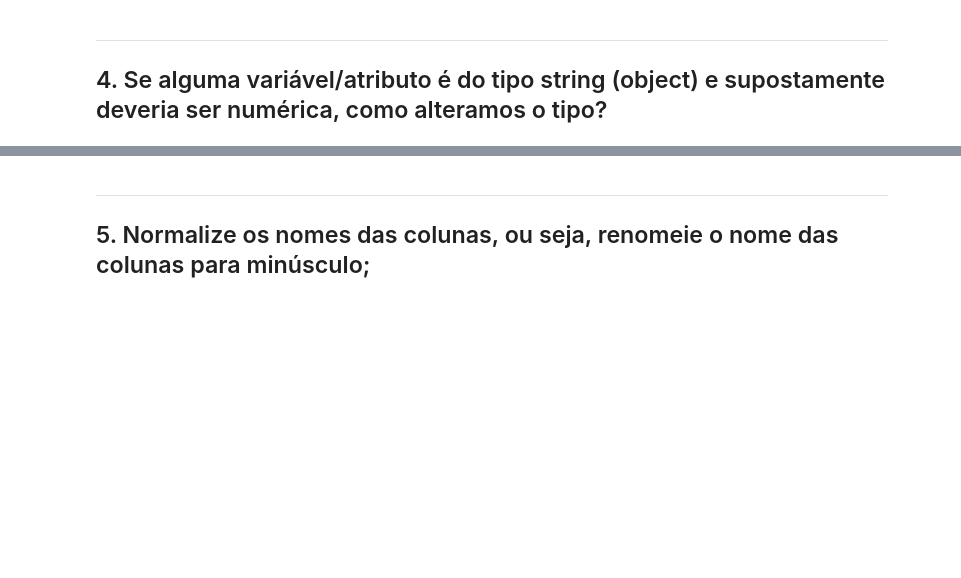
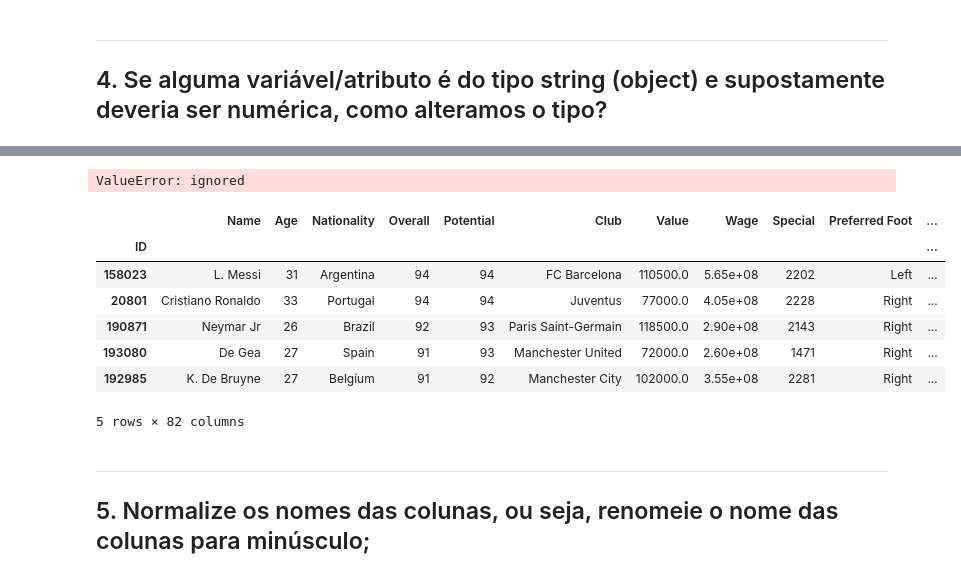
Before and after one commit to Sedinei/DSWP, a Jupyter notebook: NB_trabalhado/FIFA_NB10.ipynb, the cells around one changed output, grey strips where cells are left out. Drawn from its saved outputs; the diff is of its cells as text; code cells hidden in the pictures; blank space fills up the shorter version.

```diff
--- a/NB_trabalhado/FIFA_NB10.ipynb
+++ b/NB_trabalhado/FIFA_NB10.ipynb
@@ -62,0 +309,10 @@ ___
+# %%
+# Função para ajustar valores de 'Height'
+def muda_height(h):
+    if pd.isna(h): return h
+    info = re.search(r"(\d+)'(\d+)", h)
+    return (float(info.group(1)) * 30.5) + (float(info.group(2)) * 2.5)
+# %%
+# Ajusta valores de 'Height'
+df_fifa['Height'] = df_fifa['Height'].map(muda_height)
+df_fifa['Height']
@@ -62,0 +371,8 @@ ___
+# %%
+# Função para ajustar os valores de 'Weight'
+def muda_weight(w):
+    if pd.isna(w): return w
+    return float(re.search(r'(\d+)lbs', w).group(1)) / 2.205
+# %%
+df_fifa['Weight'] = df_fifa['Weight'].map(muda_weight)
+df_fifa['Weight'].head(20)
@@ -63,3 +420,25 @@ ___
+# %%
+# Alterando os tipos das variáveis
+tipos = {'Value': 'float64', 'Wage': 'float64', 'Contract Valid Until': 'int64', 'Height': 'float64', 'Weight': 'float64', 'LS': 'int64',
+         'ST': 'int64', 'RS': 'int64', 'LW': 'int64', 'LF': 'int64', 'CF': 'int64', 'RF': 'int64', 'RW': 'int64', 'LAM': 'int64', 'CAM': 'int64',
+         'RAM': 'int64', 'LM': 'int64', 'LCM': 'int64', 'CM': 'int64', 'RCM': 'int64', 'RM': 'int64', 'LWB': 'int64', 'LDM': 'int64',
+         'CDM': 'int64', 'RDM': 'int64', 'RWB': 'int64', 'LB': 'int64', 'LCB': 'int64', 'CB': 'int64', 'RCB': 'int64', 'RB': 'int64',
+         'Release Clause': 'float64'}
+df_fifa.astype(tipos)
+df_fifa.info()
+# %% [output]
+ValueError: ignored
+# %%
+df_fifa.head()
+# %% [output]
+|  | Name | Age | Nationality | Overall | Potential | Club | Value | Wage | Special | Preferred Foot | ... |
+| ID |  |  |  |  |  |  |  |  |  |  | ... |
+| 158023 | L. Messi | 31 | Argentina | 94 | 94 | FC Barcelona | 110500.0 | 5.65e+08 | 2202 | Left | ... |
+| 20801 | Cristiano Ronaldo | 33 | Portugal | 94 | 94 | Juventus | 77000.0 | 4.05e+08 | 2228 | Right | ... |
+| 190871 | Neymar Jr | 26 | Brazil | 92 | 93 | Paris Saint-Germain | 118500.0 | 2.90e+08 | 2143 | Right | ... |
+| 193080 | De Gea | 27 | Spain | 91 | 93 | Manchester United | 72000.0 | 2.60e+08 | 1471 | Right | ... |
+| 192985 | K. De Bruyne | 27 | Belgium | 91 | 92 | Manchester City | 102000.0 | 3.55e+08 | 2281 | Right | ... |
+5 rows × 82 columns
 # %% [markdown]
 ___
 ## 5. Normalize os nomes das colunas, ou seja, renomeie o nome das colunas para minúsculo;
```
Also changed, not shown: parts of 28 cells of this notebook.
